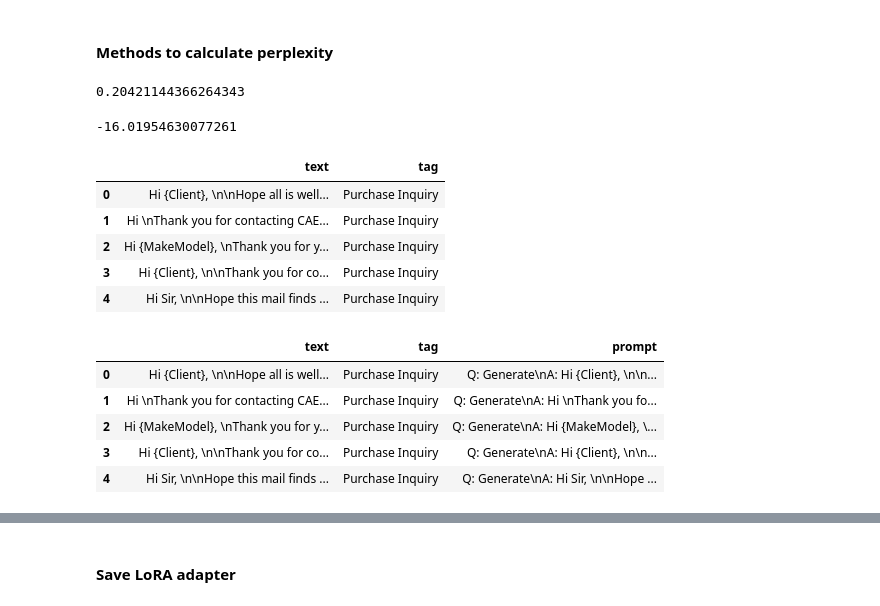
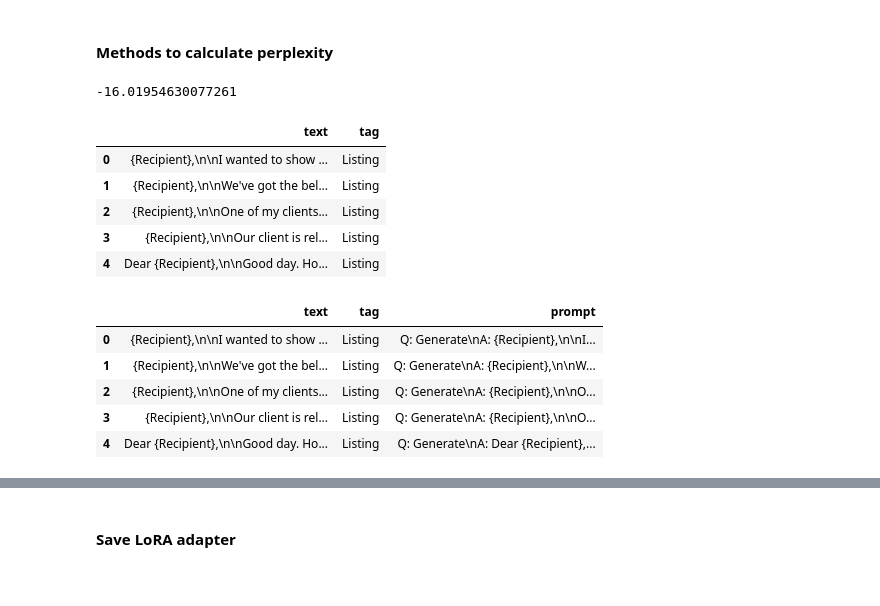
Before and after one commit to aslamovyura/nlp_course, a Jupyter notebook: LLM/train_optimizing.ipynb, the cells around one changed output, grey strips where cells are left out. Drawn from its saved outputs; the diff is of its cells as text; code cells hidden in the pictures.

```diff
--- a/LLM/train_optimizing.ipynb
+++ b/LLM/train_optimizing.ipynb
@@ -131,10 +131,6 @@ def _get_next_token_prob(lm, input_ids_prefix, next_token_id):
 
     # print(probs)
     return probs[next_token_id].detach().item()
-# %%
-get_next_token_prob(model, "Hi", ",")
-# %% [output]
-0.20421144366264343
 # %%
 def get_line_log_prob(lm, prefix, line, min_logprob=np.log(10 ** -50.)):
 
@@ -213,29 +183,32 @@ def perplexity(lm, prefix, lines, min_logprob=np.log(10 ** -50.)):
 # %%
 import pandas as pd
 
 # df = pd.read_csv('datasets/armm_large_1.csv')
 # df = pd.read_csv('datasets/armm_small.csv')
 # df = pd.read_csv('datasets/wm.csv')
 # df = pd.read_csv('datasets/wm_large.csv')
-df = pd.read_csv('datasets/wm_large_01.csv')
+# df = pd.read_csv('datasets/wm_large_01.csv')
 
-CATEGORY = 'Purchase Inquiry'
+# df = pd.read_csv('datasets/wm_large_02.csv')
+df = pd.read_csv('datasets/armm_large_02.csv')
+
+# CATEGORY = 'Purchase Inquiry'
 # CATEGORY = 'Listing Inquiry'
 
 # CATEGORY = 'Requirement'
-# CATEGORY = 'Listing'
+CATEGORY = 'Listing'
+
+
 df = df[df['tag']==CATEGORY]
 
-# # ADAPTER_NAME = "adapters/gpt-neox-20B-wm_list_resp_sm"
-
 df.head()
 # %% [output]
 |  | text | tag |
-| 0 | Hi {Client}, \n\nHope all is well... | Purchase Inquiry |
-| 1 | Hi \nThank you for contacting CAE... | Purchase Inquiry |
-| 2 | Hi {MakeModel}, \nThank you for y... | Purchase Inquiry |
-| 3 | Hi {Client}, \n\nThank you for co... | Purchase Inquiry |
-| 4 | Hi Sir, \n\nHope this mail finds ... | Purchase Inquiry |
+| 0 | {Recipient},\n\nI wanted to show ... | Listing |
+| 1 | {Recipient},\n\nWe've got the bel... | Listing |
+| 2 | {Recipient},\n\nOne of my clients... | Listing |
+| 3 | {Recipient},\n\nOur client is rel... | Listing |
+| 4 | Dear {Recipient},\n\nGood day. Ho... | Listing |
 # %%
 prefix = 'Q: Generate\nA: '
 # %%
@@ -250,8 +226,8 @@ df['prompt'] = df.apply(create_prompt_column, axis=1)
 df.head()
 # %% [output]
 |  | text | tag | prompt |
-| 0 | Hi {Client}, \n\nHope all is well... | Purchase Inquiry | Q: Generate\nA: Hi {Client}, \n\n... |
-| 1 | Hi \nThank you for contacting CAE... | Purchase Inquiry | Q: Generate\nA: Hi \nThank you fo... |
-| 2 | Hi {MakeModel}, \nThank you for y... | Purchase Inquiry | Q: Generate\nA: Hi {MakeModel}, \... |
-| 3 | Hi {Client}, \n\nThank you for co... | Purchase Inquiry | Q: Generate\nA: Hi {Client}, \n\n... |
-| 4 | Hi Sir, \n\nHope this mail finds ... | Purchase Inquiry | Q: Generate\nA: Hi Sir, \n\nHope ... |
+| 0 | {Recipient},\n\nI wanted to show ... | Listing | Q: Generate\nA: {Recipient},\n\nI... |
+| 1 | {Recipient},\n\nWe've got the bel... | Listing | Q: Generate\nA: {Recipient},\n\nW... |
+| 2 | {Recipient},\n\nOne of my clients... | Listing | Q: Generate\nA: {Recipient},\n\nO... |
+| 3 | {Recipient},\n\nOur client is rel... | Listing | Q: Generate\nA: {Recipient},\n\nO... |
+| 4 | Dear {Recipient},\n\nGood day. Ho... | Listing | Q: Generate\nA: Dear {Recipient},... |
```
Also changed, not shown: parts of 30 cells of this notebook, 2 other files.
